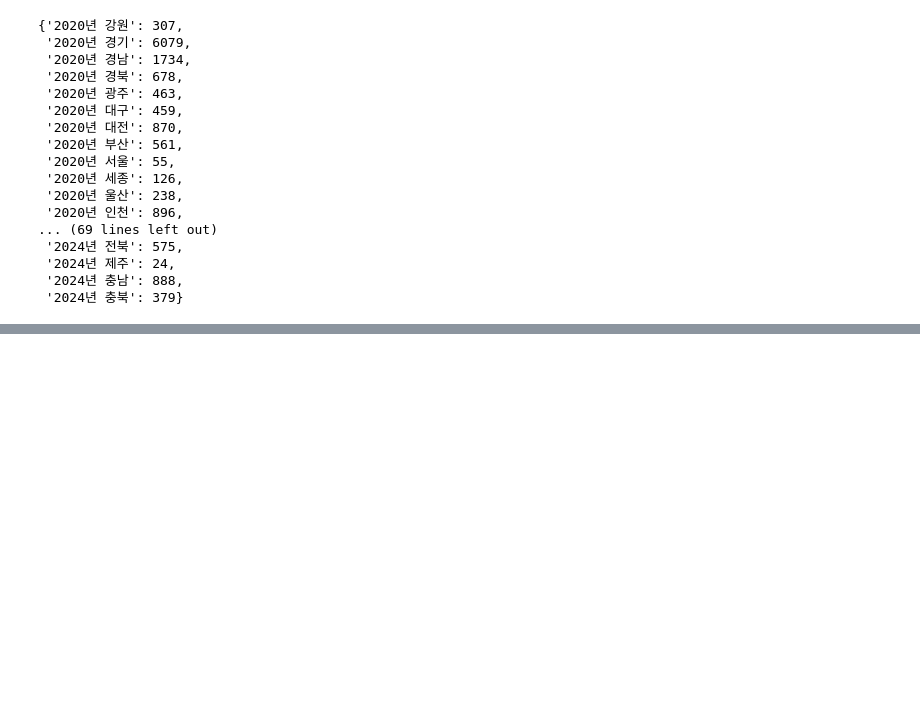
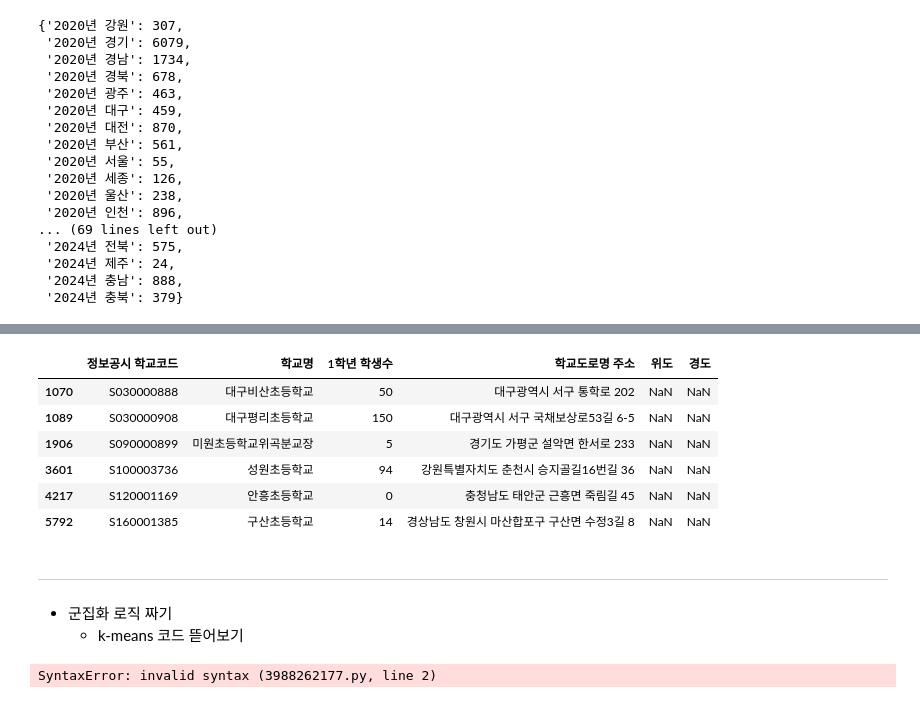
Before and after one commit to NeatyNut/-------, a Jupyter notebook: Analyst.ipynb, the cells around one changed output, grey strips where cells are left out. Saved outputs shown, nothing was run; the diff lists cells and outputs as text; code cells hidden in the pictures; blank space fills up the shorter version.

```diff
--- a/Analyst.ipynb
+++ b/Analyst.ipynb
@@ -517,0 +768,20 @@ count_dict
+# %%
+df_list[2][df_list[2].isnull()['위도']]
+# %% [output]
+|  | 정보공시 학교코드 | 학교명 | 1학년 학생수 | 학교도로명 주소 | 위도 | 경도 |
+| 1070 | S030000888 | 대구비산초등학교 | 50 | 대구광역시 서구 통학로 202 | NaN | NaN |
+| 1089 | S030000908 | 대구평리초등학교 | 150 | 대구광역시 서구 국채보상로53길 6-5 | NaN | NaN |
+| 1906 | S090000899 | 미원초등학교위곡분교장 | 5 | 경기도 가평군 설악면 한서로 233 | NaN | NaN |
+| 3601 | S100003736 | 성원초등학교 | 94 | 강원특별자치도 춘천시 승지골길16번길 36 | NaN | NaN |
+| 4217 | S120001169 | 안흥초등학교 | 0 | 충청남도 태안군 근흥면 죽림길 45 | NaN | NaN |
+| 5792 | S160001385 | 구산초등학교 | 14 | 경상남도 창원시 마산합포구 구산면 수정3길 8 | NaN | NaN |
+# %% [markdown]
+---
+# %% [markdown]
+- 군집화 로직 짜기
+    - k-means 코드 뜯어보기
+# %%
+from sklearn.cluster import KMeans
+kmeans = KMeans(n_clusters= init=)
+# %% [output]
+SyntaxError: invalid syntax (3988262177.py, line 2)
```
Also changed, not shown: parts of 49 cells of this notebook.
